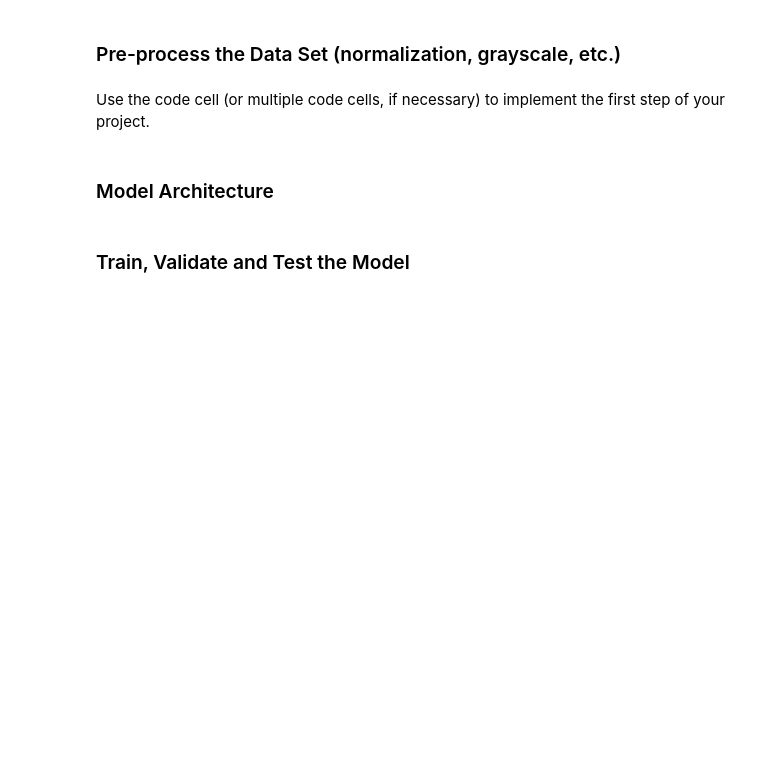
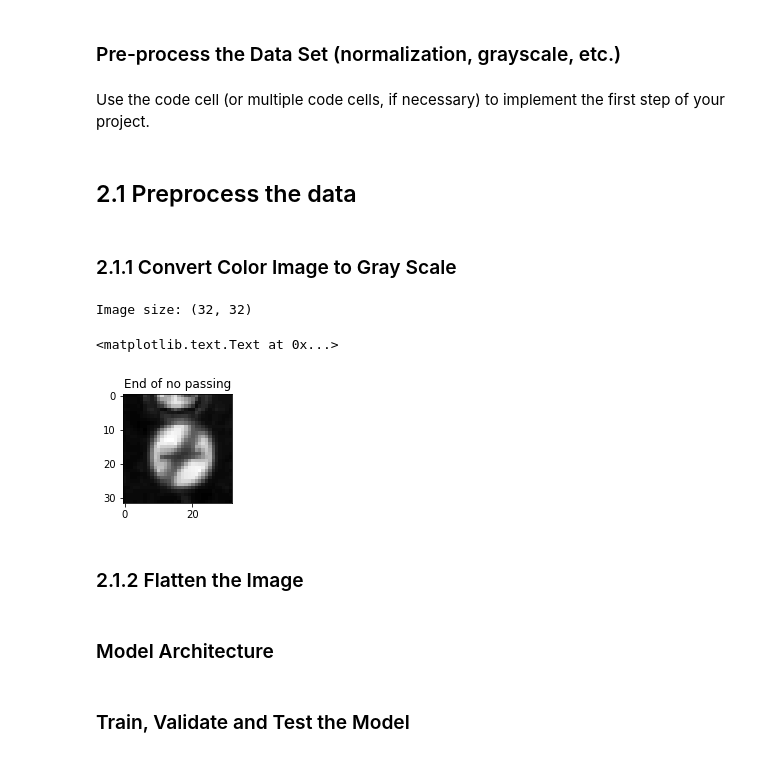
Before and after one commit to chongtinghoivan/CarND-Traffic-Sign-Classifier-Project, a Jupyter notebook: Traffic_Sign_Classifier.ipynb, the cells around one changed output. Cells and saved outputs as stored; diff of their text form; code cells hidden in the pictures; blank space fills up the shorter version.

Commit message:
Convert Color Image to Gray Scale

```diff
--- a/Traffic_Sign_Classifier.ipynb
+++ b/Traffic_Sign_Classifier.ipynb
@@ -196,3 +193,36 @@ Use the code cell (or multiple code cells, if necessary) to implement the first
+# %% [markdown]
+## 2.1 Preprocess the data
+# %% [markdown]
+### 2.1.1 Convert Color Image to Gray Scale
+# %%
+from sklearn.preprocessing import MinMaxScaler
+import cv2
+
+# Normalize data
+def to_grayscale(x):
+    nx = np.array([cv2.cvtColor(img, cv2.COLOR_BGR2GRAY) for img in x])
+    return nx
+
+# Convert training data to gray scale
+X_train_gry = to_grayscale(X_train)
+
+# Convert testing data to gray scale
+X_test_gry = to_grayscale(X_test)
+# %%
+# Check the gray image
+image = X_train_gry[0] # Get the first image
+label = y_train[0] # Get the label of the first image
+print("Image size:",image.shape)
+
+fig, ax = plt.subplots(figsize=(2, 2))
+ax.imshow(image,cmap='gray')
+ax.set_title(sign_name.values[label][1], fontsize=12)
+# %% [output]
+Image size: (32, 32)
+<matplotlib.text.Text at 0x...>
+[figure, added]
+# %% [markdown]
+### 2.1.2 Flatten the Image
 # %% [markdown]
 ### Model Architecture
 # %%
```
Also changed, not shown: parts of 2 cells of this notebook.
